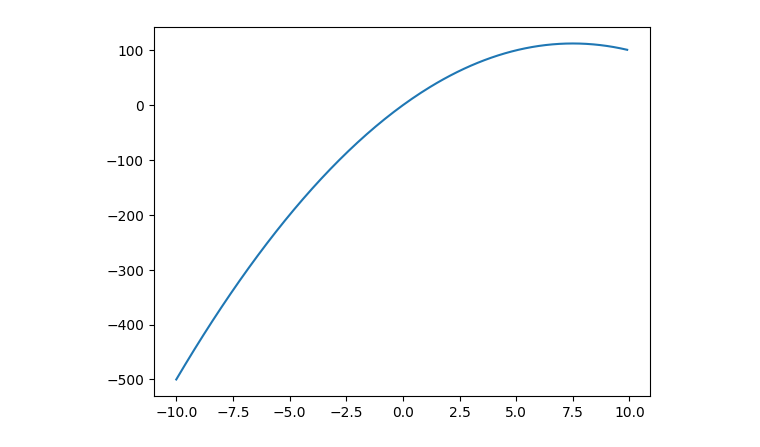
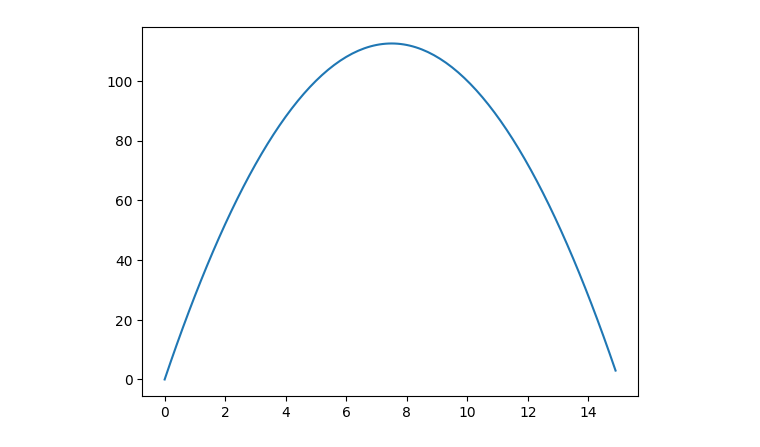
Before and after one commit to amaral220x/IC2023, a Jupyter notebook: gradient.ipynb, the cells around one changed output. Drawn from its saved outputs; the diff is of its cells as text; code cells hidden in the pictures.

Commit message:
Melhorando alguns plots

```diff
--- a/gradient.ipynb
+++ b/gradient.ipynb
@@ -5,8 +5,9 @@ import numpy as np
 def f(x):
     #return 30 * x[0] - (2 * x[0] ** 2)
     return x[0] ** 2 + x[1] ** 2
-
+def f2(x): #Função de exemplo do livro Programação Nao Linear
+    return 30 * x[0] - (2 * x[0] ** 2)
 #Teste
-x = np.array([10,-10])
+x = np.array([10,10])
 print(nd.Gradient(f)(x))
 # %% [output]
@@ -44,13 +140,13 @@ f(x) =  0.024855440169048042
 # %%
 import matplotlib.pyplot as plt
 
 #Plot do exemplo da nota de Programação Nao Linear
 def plotar_grafico():
-    x = np.arange(-10, 10, 0.1)
+    x = np.arange(0, 15, 0.1)
     y = 30 * x - (2 * x ** 2)
     plt.plot(x, y)
 
 plotar_grafico()
 plt.show()
 # %% [output]
-[figure, old version]
+[figure, new version]
```
Also changed, not shown: parts of 15 cells of this notebook.
